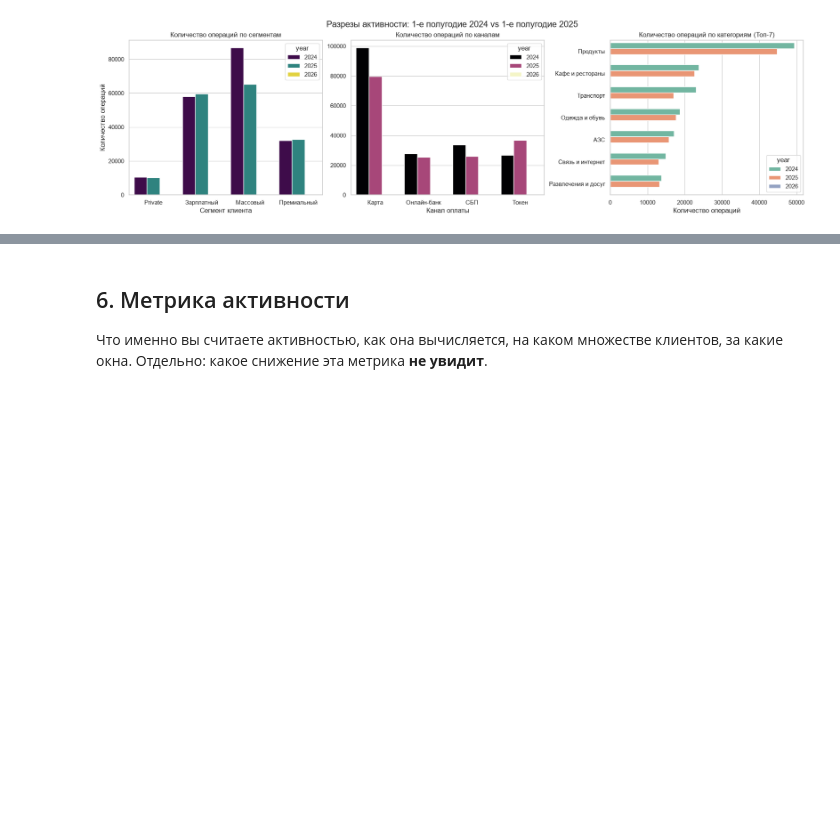
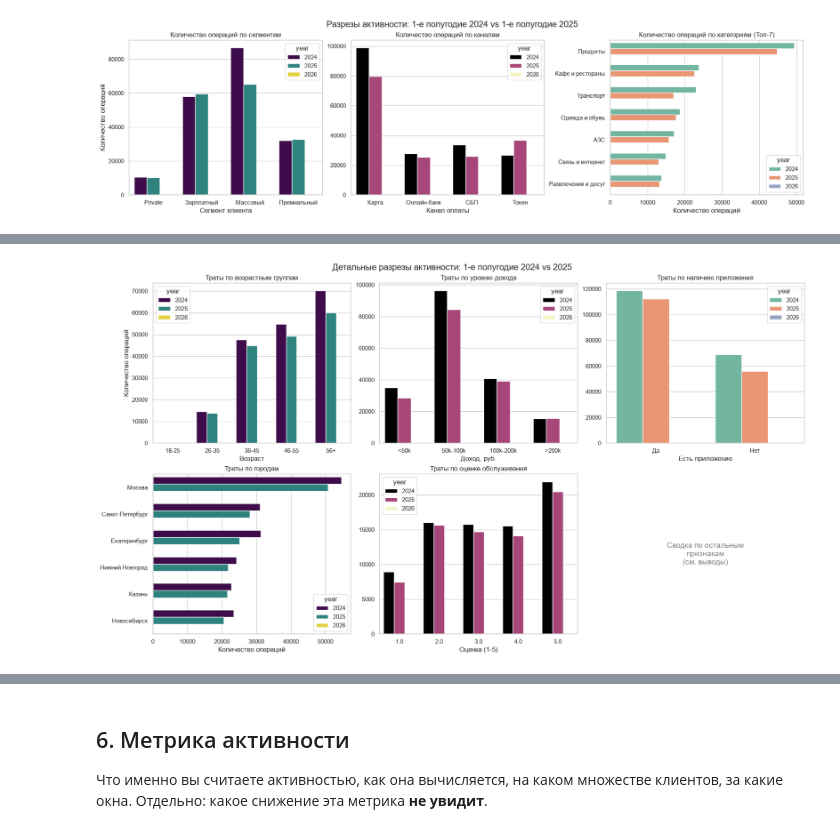
Before and after one commit to sonestos/Nikitenko_Sofya_Lab1, a Jupyter notebook: 01_analysis.ipynb, the cells around one changed output, grey strips where cells are left out. Saved outputs shown, nothing was run; the diff lists cells and outputs as text; code cells hidden in the pictures; blank space fills up the shorter version.

Commit message:
метрика активности

```diff
--- a/01_analysis.ipynb
+++ b/01_analysis.ipynb
@@ -1187,0 +1198,60 @@ plt.show()
+# %%
+import matplotlib.pyplot as plt
+import seaborn as sns
+import pandas as pd
+
+txn_success = txn[txn['status'] == 'успешно'].copy()
+txn_success['year'] = txn_success['txn_datetime'].dt.year
+txn_h1 = txn_success[txn_success['txn_datetime'].dt.month <= 6].copy()
+
+clients_feat = clients.drop_duplicates('client_id').copy()
+
+current_date = pd.Timestamp('2025-06-30')
+clients_feat['age'] = (current_date - clients_feat['birth_date']).dt.days // 365
+
+bins_age = [18, 25, 35, 45, 55, 100]
+labels_age = ['18-25', '26-35', '36-45', '46-55', '56+']
+clients_feat['age_group'] = pd.cut(clients_feat['age'], bins=bins_age, labels=labels_age, right=False)
+
+bins_income = [0, 50000, 100000, 200000, 10000000]
+labels_income = ['<50k', '50k-100k', '100k-200k', '>200k']
+clients_feat['income_group'] = pd.cut(clients_feat['monthly_income'], bins=bins_income, labels=labels_income, right=False)
+
+cols_to_merge = ['client_id', 'age_group', 'income_group', 'has_mobile_app', 'city', 'satisfaction_score']
+txn_merge = txn_h1.merge(clients_feat[cols_to_merge], on='client_id', how='inner')
+
+fig, axes = plt.subplots(2, 3, figsize=(18, 10), layout="constrained")
+
+sns.countplot(data=txn_merge, x='age_group', hue='year', ax=axes[0, 0], palette='viridis')
+axes[0, 0].set_title('Траты по возрастным группам')
+axes[0, 0].set_xlabel('Возраст')
+axes[0, 0].set_ylabel('Количество операций')
+
+sns.countplot(data=txn_merge, x='income_group', hue='year', ax=axes[0, 1], palette='magma')
+axes[0, 1].set_title('Траты по уровню дохода')
+axes[0, 1].set_xlabel('Доход, руб.')
+axes[0, 1].set_ylabel('')
+
+sns.countplot(data=txn_merge, x='has_mobile_app', hue='year', ax=axes[0, 2], palette='Set2')
+axes[0, 2].set_title('Траты по наличию приложения')
+axes[0, 2].set_xlabel('Есть приложение')
+axes[0, 2].set_ylabel('')
+
+sns.countplot(data=txn_merge, y='city', hue='year', ax=axes[1, 0], palette='viridis', order=txn_merge['city'].value_counts().index)
+axes[1, 0].set_title('Траты по городам')
+axes[1, 0].set_xlabel('Количество операций')
+axes[1, 0].set_ylabel('')
+
+sns.countplot(data=txn_merge.dropna(subset=['satisfaction_score']), x='satisfaction_score', hue='year', ax=axes[1, 1], palette='magma')
+axes[1, 1].set_title('Траты по оценке обслуживания')
+axes[1, 1].set_xlabel('Оценка (1-5)')
+axes[1, 1].set_ylabel('')
+
+axes[1, 2].axis('off')
+axes[1, 2].text(0.5, 0.5, "Сводка по остальным\nпризнакам\n(см. выводы)",
+                ha='center', va='center', fontsize=14, color='gray')
+
+fig.suptitle('Детальные разрезы активности: 1-е полугодие 2024 vs 2025', fontsize=16)
+plt.show()
+# %% [output]
+[figure, added]
```
Also changed, not shown: parts of 7 cells of this notebook.
